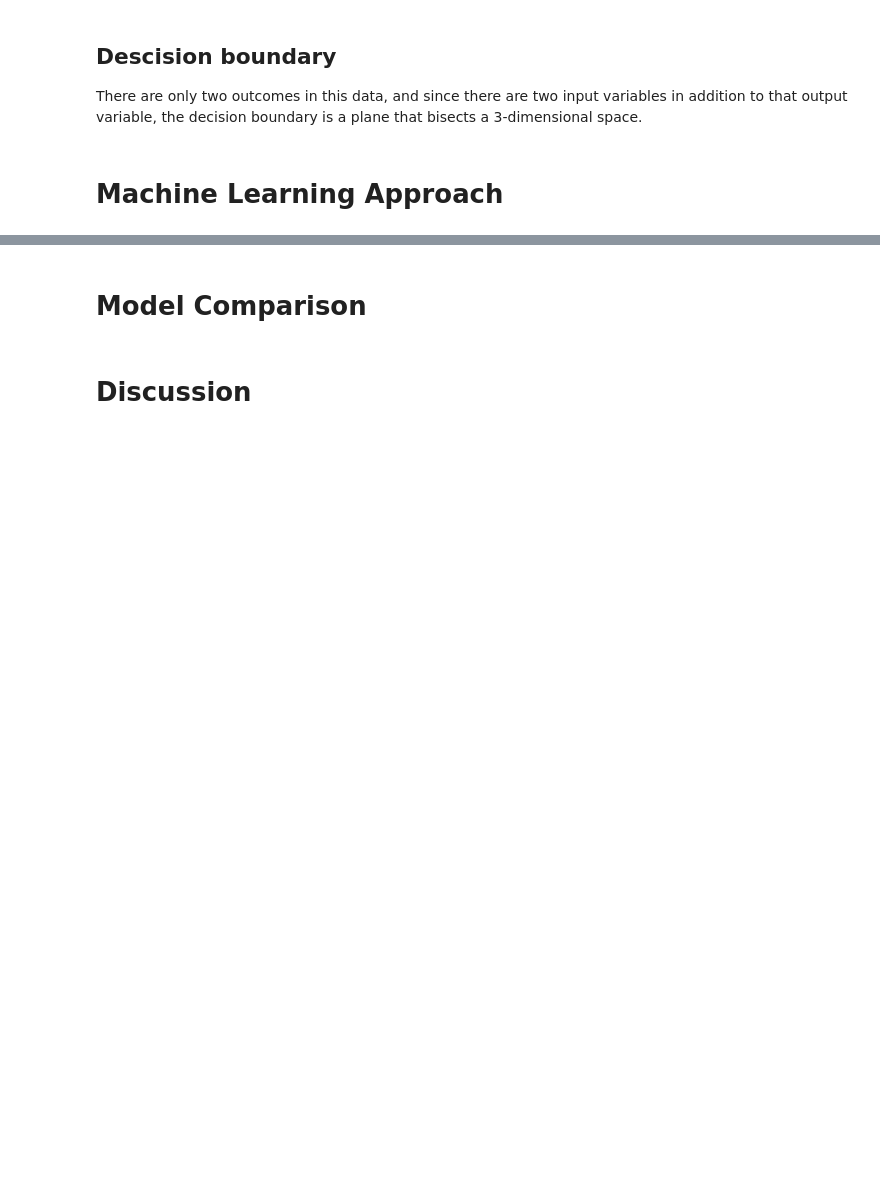
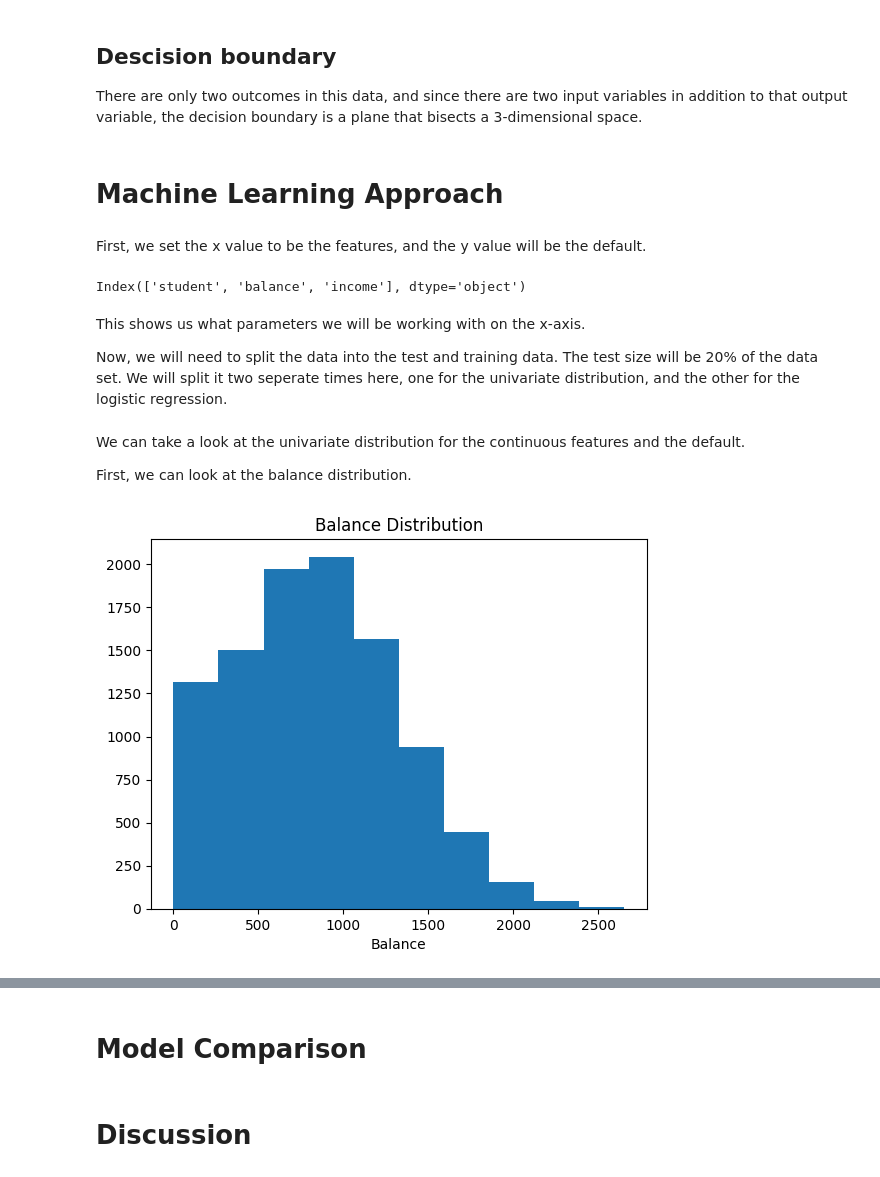
Before and after one commit to lmr97/datamining_proj3, a Jupyter notebook: Group2-LogisticRegression.ipynb, the cells around one changed output, grey strips where cells are left out. Drawn from its saved outputs; the diff is of its cells as text; code cells hidden in the pictures; blank space fills up the shorter version.

Commit message:
Started machine learning approach, did the univariate distributions, and the cross-validation.

```diff
--- a/Group2-LogisticRegression.ipynb
+++ b/Group2-LogisticRegression.ipynb
@@ -252,0 +256,50 @@ There are only two outcomes in this data, and since there are two input variable
+# %%
+defaultData = pd.read_csv('Default.csv')
+bankruptcyData = pd.read_csv('bankruptcy.csv')
+# %% [markdown]
+First, we set the x value to be the features, and the y value will be the default.
+# %%
+x = defaultData.drop('default', axis=1)
+y = defaultData['default']
+
+x.columns
+# %% [output]
+Index(['student', 'balance', 'income'], dtype='object')
+# %% [markdown]
+This shows us what parameters we will be working with on the x-axis.
+
+Now, we will need to split the data into the test and training data. The test size will be 20% of the data set. We will split it two seperate times here, one for the univariate distribution, and the other for the logistic regression.
+# %%
+# Univariate distribution split
+# We only want the continuous variables, so we can drop the student.
+xUni = defaultData.drop(['default', 'student'], axis=1)
+# xUniTrain, xUniTest, yUniTrain, yUniTest = train_test_split(xUni, y, random_state=42, stratify=y)
+
+# Logistical Regression split
+xTrain, xTest, yTrain, yTest = train_test_split(x, y, test_size=0.2, random_state=42, stratify=y)
+# %% [markdown]
+We can take a look at the univariate distribution for the continuous features and the default.
+
+First, we can look at the balance distribution.
+# %%
+# # Creating and fitting the model
+# selector = SelectKBest(f_classif, k=2)
+# selector.fit(xUniTrain, yUniTrain)
+# scores = -np.log10(selector.pvalues_)
+# scores /= scores.max()
+
+# # Now we can plot the model
+# xIndices = np.arange(xUni.shape[-1])
+# plt.figure(1)
+# plt.clf()
+# plt.bar(xIndices, scores, width=0.2)
+# plt.title("Feature univariate distribution")
+# plt.xlabel("Feature number")
+# plt.ylabel("Score")
+# plt.show()
+plt.hist(xUni['balance'])
+plt.title('Balance Distribution')
+plt.xlabel('Balance')
+plt.show()
+# %% [output]
+[figure, added]
```
Also changed, not shown: parts of 16 cells of this notebook.
